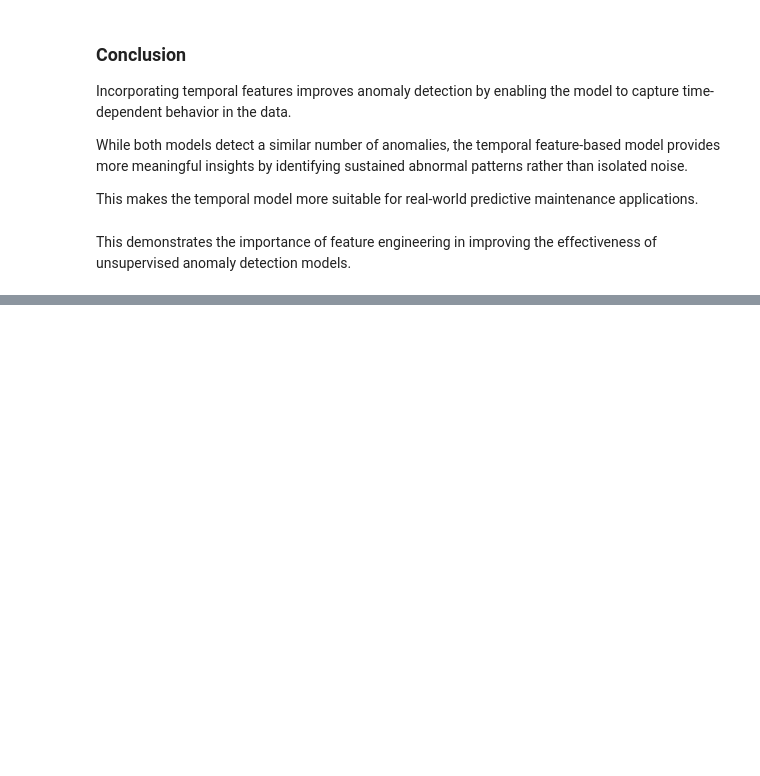
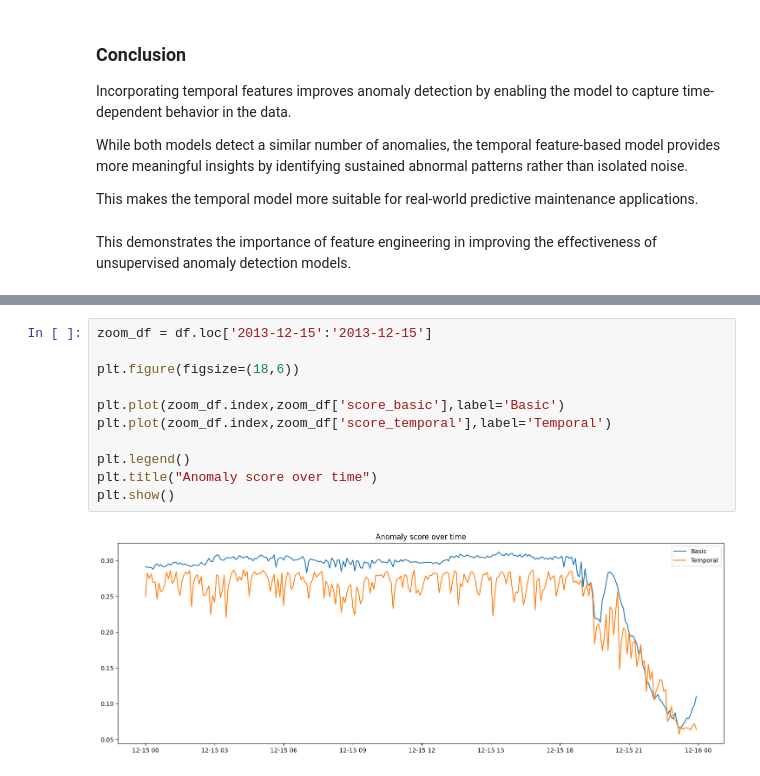
Before and after one commit to MohanManohar/predictive-maintenance-ml, a Jupyter notebook: notebooks/Machine_failure_detection.ipynb, the cells around one changed output, grey strips where cells are left out. Drawn from its saved outputs; the diff is of its cells as text; blank space fills up the shorter version.

```diff
--- a/notebooks/Machine_failure_detection.ipynb
+++ b/notebooks/Machine_failure_detection.ipynb
@@ -519,0 +511,13 @@ This demonstrates the importance of feature engineering in improving the effecti
+# %%
+zoom_df = df.loc['2013-12-15':'2013-12-15']
+
+plt.figure(figsize=(18,6))
+
+plt.plot(zoom_df.index,zoom_df['score_basic'],label='Basic')
+plt.plot(zoom_df.index,zoom_df['score_temporal'],label='Temporal')
+
+plt.legend()
+plt.title("Anomaly score over time")
+plt.show()
+# %% [output]
+[figure, added]
```
Also changed, not shown: parts of 17 cells of this notebook.
